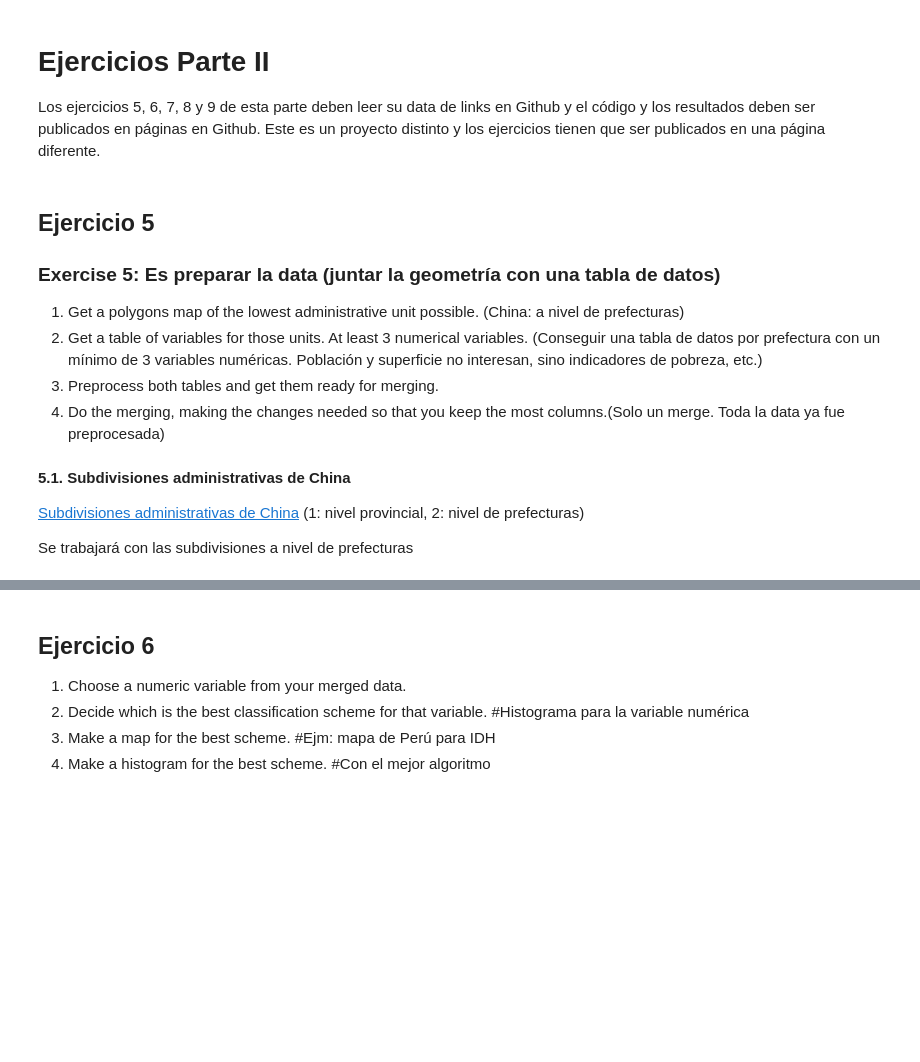
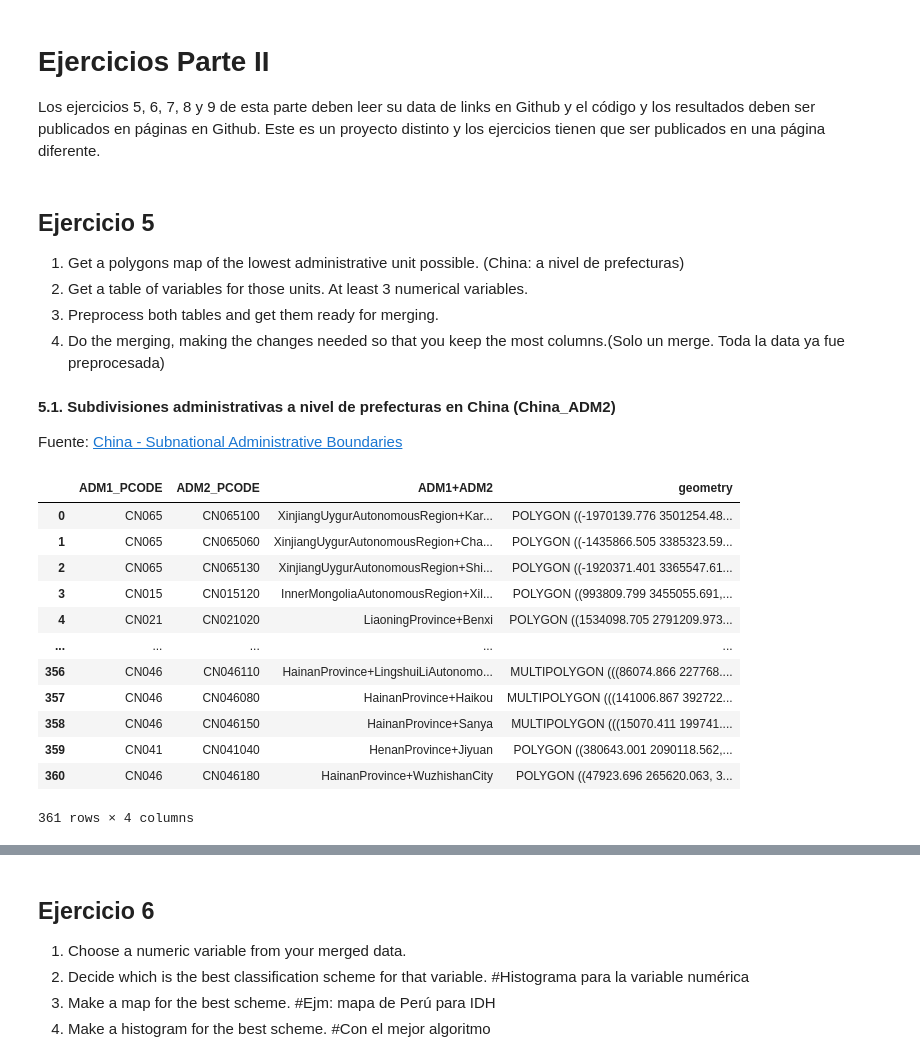
Before and after one commit to Ciencia-de-datos-espaciales-2023-2/Evaluacion4_2da-Parte_Mining_GeoDFs, a Jupyter notebook: Prepro_Evaluación#4_2da-Parte_Mining_GeoDFs.ipynb, the cells around one changed output, grey strips where cells are left out. Cells and saved outputs as stored; diff of their text form; code cells hidden in the pictures; blank space fills up the shorter version.

```diff
--- a/Prepro_Evaluación#4_2da-Parte_Mining_GeoDFs.ipynb
+++ b/Prepro_Evaluación#4_2da-Parte_Mining_GeoDFs.ipynb
@@ -3,15 +3,50 @@
 Los ejercicios 5, 6, 7, 8 y 9 de esta parte deben leer su data de links en Github y el código y los resultados deben ser publicados en páginas en Github. Este es un proyecto distinto y los ejercicios tienen que ser publicados en una página diferente.
 # %% [markdown]
 ## Ejercicio 5
-### Exercise 5: Es preparar la data (juntar la geometría con una tabla de datos)
 
 1. Get a polygons map of the lowest administrative unit possible. (China: a nivel de prefecturas)
-2. Get a table of variables for those units. At least 3 numerical variables. (Conseguir una tabla de datos por prefectura con un mínimo de 3 variables numéricas. Población y superficie no interesan, sino indicadores de pobreza, etc.)
+2. Get a table of variables for those units. At least 3 numerical variables.
 3. Preprocess both tables and get them ready for merging.
 4. Do the merging, making the changes needed so that you keep the most columns.(Solo un merge. Toda la data ya fue preprocesada)
-# %% [markdown]
-**5.1. Subdivisiones administrativas de China**
-
-[Subdivisiones administrativas de China](https://data.humdata.org/dataset/cod-ab-chn) (1: nivel provincial, 2: nivel de prefecturas)
-
-Se trabajará con las subdivisiones a nivel de prefecturas
+# %% [markdown]
+**5.1. Subdivisiones administrativas a nivel de prefecturas en China (China_ADM2)**
+
+Fuente: [China - Subnational Administrative Boundaries](https://data.humdata.org/dataset/cod-ab-chn)
+# %%
+import geopandas as gpd
+
+China_ADM2_Link = "https://github.com/Ciencia-de-datos-espaciales-2023-2/Evaluacion4_2da-Parte_Mining_GeoDFs/raw/main/maps/chn_adm_ocha_2020_shp/chn_admbnda_adm2_ocha_2020.shp"
+China_ADM2 = gpd.read_file(China_prefectures_Link)
+China_ADM2
+
+ByeColumns = set(China_ADM2.columns)- {"ADM1_EN","ADM1_PCODE","ADM2_EN","ADM2_PCODE","geometry"}
+China_ADM2.drop(columns = ByeColumns, inplace = True)
+China_ADM2.rename(columns = {"ADM1_EN":"ADM1","ADM2_EN":"ADM2"}, inplace = True)
+
+China_ADM2.ADM2_PCODE = China_ADM2.ADM2_PCODE.str.strip()
+China_ADM2.ADM1_PCODE = China_ADM2.ADM1_PCODE.str.strip()
+
+China_ADM2["ADM2"] =China_ADM2["ADM2"].str.replace(pat=r'\s|',repl="",regex=True)
+China_ADM2["ADM1"] =China_ADM2["ADM1"].str.replace(pat=r'\s|',repl="",regex=True)
+
+China_ADM2["ADM1+ADM2"]=["+".join(pd) for pd in zip (China_ADM2.ADM1,China_ADM2.ADM2)]
+
+China_ADM2 = China_ADM2.loc[:,["ADM1_PCODE","ADM2_PCODE","ADM1+ADM2","geometry"]]
+China_ADM2 = China_ADM2.to_crs(3415)
+
+China_ADM2.to_file(os.path.join("maps","China3415_maps","China3415_GeoMaps.gpkg"), layer='PrefectureLeve_ADM2', driver="GPKG",index="")
+China_ADM2
+# %% [output]
+|  | ADM1_PCODE | ADM2_PCODE | ADM1+ADM2 | geometry |
+| 0 | CN065 | CN065100 | XinjiangUygurAutonomousRegion+Kar... | POLYGON ((-1970139.776 3501254.48... |
+| 1 | CN065 | CN065060 | XinjiangUygurAutonomousRegion+Cha... | POLYGON ((-1435866.505 3385323.59... |
+| 2 | CN065 | CN065130 | XinjiangUygurAutonomousRegion+Shi... | POLYGON ((-1920371.401 3365547.61... |
+| 3 | CN015 | CN015120 | InnerMongoliaAutonomousRegion+Xil... | POLYGON ((993809.799 3455055.691,... |
+| 4 | CN021 | CN021020 | LiaoningProvince+Benxi | POLYGON ((1534098.705 2791209.973... |
+| ... | ... | ... | ... | ... |
+| 356 | CN046 | CN046110 | HainanProvince+LingshuiLiAutonomo... | MULTIPOLYGON (((86074.866 227768.... |
+| 357 | CN046 | CN046080 | HainanProvince+Haikou | MULTIPOLYGON (((141006.867 392722... |
+| 358 | CN046 | CN046150 | HainanProvince+Sanya | MULTIPOLYGON (((15070.411 199741.... |
+| 359 | CN041 | CN041040 | HenanProvince+Jiyuan | POLYGON ((380643.001 2090118.562,... |
+| 360 | CN046 | CN046180 | HainanProvince+WuzhishanCity | POLYGON ((47923.696 265620.063, 3... |
+361 rows × 4 columns
```
Also changed, not shown: parts of 37 cells of this notebook, 4 other files.
